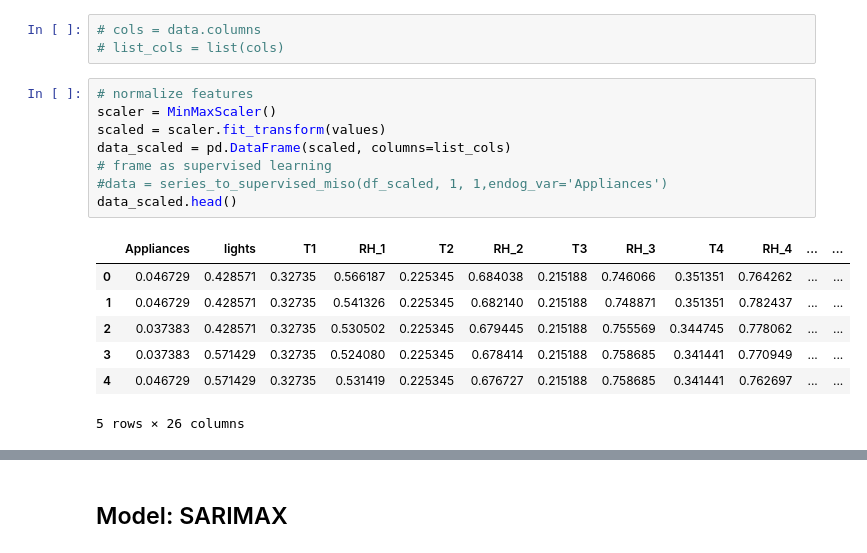
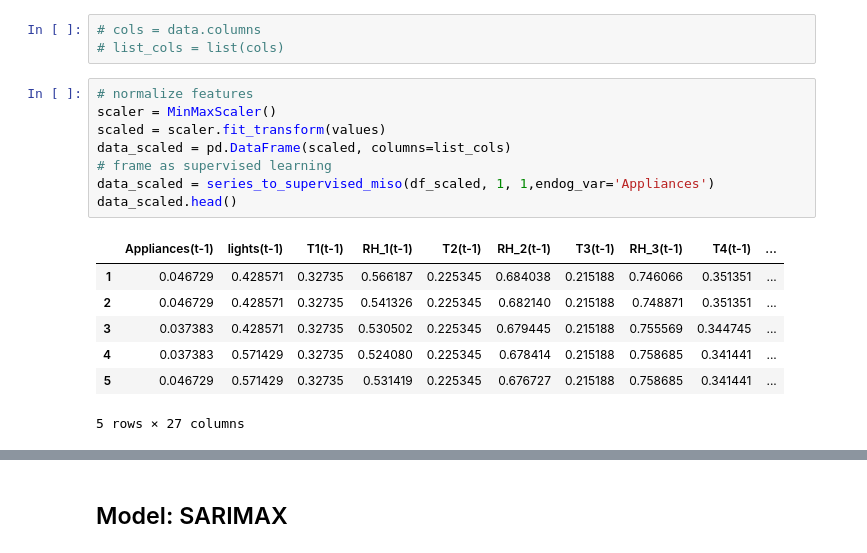
Before and after one commit to MatheusCascalho/Appliance-Energy-Prediction, a Jupyter notebook: notebooks/experimentos_artigo/artigo_appliances/SARIMAX.ipynb, the cells around one changed output, grey strips where cells are left out. Saved outputs shown, nothing was run; the diff lists cells and outputs as text.

```diff
--- a/notebooks/experimentos_artigo/artigo_appliances/SARIMAX.ipynb
+++ b/notebooks/experimentos_artigo/artigo_appliances/SARIMAX.ipynb
@@ -65,16 +65,16 @@ values = data.values
 # %%
 # normalize features
 scaler = MinMaxScaler()
 scaled = scaler.fit_transform(values)
 data_scaled = pd.DataFrame(scaled, columns=list_cols)
 # frame as supervised learning
-#data = series_to_supervised_miso(df_scaled, 1, 1,endog_var='Appliances')
+data_scaled = series_to_supervised_miso(df_scaled, 1, 1,endog_var='Appliances')
 data_scaled.head()
 # %% [output]
-|  | Appliances | lights | T1 | RH_1 | T2 | RH_2 | T3 | RH_3 | T4 | RH_4 | ... | ... |
-| 0 | 0.046729 | 0.428571 | 0.32735 | 0.566187 | 0.225345 | 0.684038 | 0.215188 | 0.746066 | 0.351351 | 0.764262 | ... | ... |
-| 1 | 0.046729 | 0.428571 | 0.32735 | 0.541326 | 0.225345 | 0.682140 | 0.215188 | 0.748871 | 0.351351 | 0.782437 | ... | ... |
-| 2 | 0.037383 | 0.428571 | 0.32735 | 0.530502 | 0.225345 | 0.679445 | 0.215188 | 0.755569 | 0.344745 | 0.778062 | ... | ... |
-| 3 | 0.037383 | 0.571429 | 0.32735 | 0.524080 | 0.225345 | 0.678414 | 0.215188 | 0.758685 | 0.341441 | 0.770949 | ... | ... |
-| 4 | 0.046729 | 0.571429 | 0.32735 | 0.531419 | 0.225345 | 0.676727 | 0.215188 | 0.758685 | 0.341441 | 0.762697 | ... | ... |
+|  | Appliances(t-1) | lights(t-1) | T1(t-1) | RH_1(t-1) | T2(t-1) | RH_2(t-1) | T3(t-1) | RH_3(t-1) | T4(t-1) | ... |
+| 1 | 0.046729 | 0.428571 | 0.32735 | 0.566187 | 0.225345 | 0.684038 | 0.215188 | 0.746066 | 0.351351 | ... |
+| 2 | 0.046729 | 0.428571 | 0.32735 | 0.541326 | 0.225345 | 0.682140 | 0.215188 | 0.748871 | 0.351351 | ... |
+| 3 | 0.037383 | 0.428571 | 0.32735 | 0.530502 | 0.225345 | 0.679445 | 0.215188 | 0.755569 | 0.344745 | ... |
+| 4 | 0.037383 | 0.571429 | 0.32735 | 0.524080 | 0.225345 | 0.678414 | 0.215188 | 0.758685 | 0.341441 | ... |
+| 5 | 0.046729 | 0.571429 | 0.32735 | 0.531419 | 0.225345 | 0.676727 | 0.215188 | 0.758685 | 0.341441 | ... |
-5 rows × 26 columns
+5 rows × 27 columns
```
Also changed, not shown: parts of 24 cells of this notebook, 7 other files.
